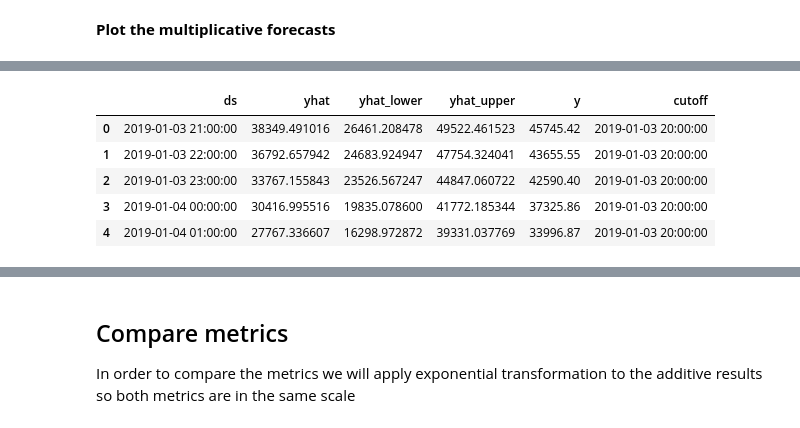
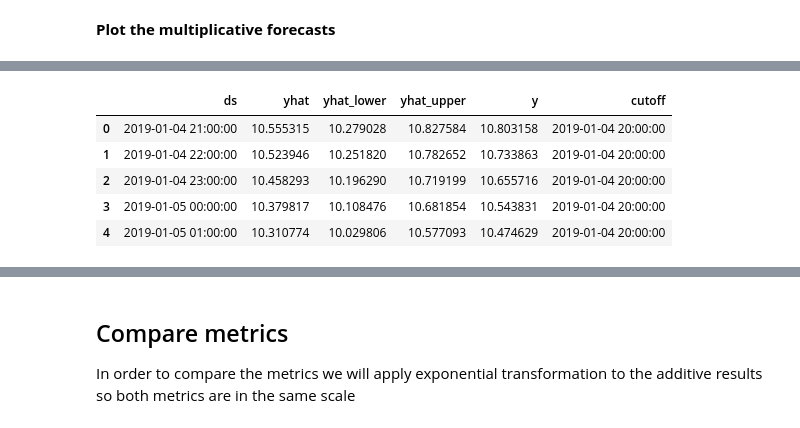
Before and after one commit to hectorLop/CO2_emissions_forecast, a Jupyter notebook: CO2_feature_engineering_and_visualization.ipynb, the cells around one changed output, grey strips where cells are left out. Cells and saved outputs as stored; diff of their text form; code cells hidden in the pictures.

Commit message:
Refactor Prophet model implementation to stationary and non-stationary timeseries

```diff
--- a/CO2_feature_engineering_and_visualization.ipynb
+++ b/CO2_feature_engineering_and_visualization.ipynb
@@ -385,4 +415,4 @@ We will apply cross validation method and evaluate the perfomance metrics
 # %%
-df_cv_additive = cross_validation(prophet_additive, initial='730 days', period='180 days', horizon = '48 hours')
+df_cv_additive = cross_validation(prophet_additive, initial='730 days', period='90 days', horizon = '24 hours')
 df_cv_additive.head()
 # %% [output]
@@ -390,7 +420,7 @@ INFO:fbprophet:Making 3 forecasts with cutoffs between 2019-01-03 20:00:00 and 2
 |  | ds | yhat | yhat_lower | yhat_upper | y | cutoff |
-| 0 | 2019-01-03 21:00:00 | 38349.491016 | 26461.208478 | 49522.461523 | 45745.42 | 2019-01-03 20:00:00 |
-| 1 | 2019-01-03 22:00:00 | 36792.657942 | 24683.924947 | 47754.324041 | 43655.55 | 2019-01-03 20:00:00 |
-| 2 | 2019-01-03 23:00:00 | 33767.155843 | 23526.567247 | 44847.060722 | 42590.40 | 2019-01-03 20:00:00 |
-| 3 | 2019-01-04 00:00:00 | 30416.995516 | 19835.078600 | 41772.185344 | 37325.86 | 2019-01-03 20:00:00 |
-| 4 | 2019-01-04 01:00:00 | 27767.336607 | 16298.972872 | 39331.037769 | 33996.87 | 2019-01-03 20:00:00 |
+| 0 | 2019-01-04 21:00:00 | 10.555315 | 10.279028 | 10.827584 | 10.803158 | 2019-01-04 20:00:00 |
+| 1 | 2019-01-04 22:00:00 | 10.523946 | 10.251820 | 10.782652 | 10.733863 | 2019-01-04 20:00:00 |
+| 2 | 2019-01-04 23:00:00 | 10.458293 | 10.196290 | 10.719199 | 10.655716 | 2019-01-04 20:00:00 |
+| 3 | 2019-01-05 00:00:00 | 10.379817 | 10.108476 | 10.681854 | 10.543831 | 2019-01-04 20:00:00 |
+| 4 | 2019-01-05 01:00:00 | 10.310774 | 10.029806 | 10.577093 | 10.474629 | 2019-01-04 20:00:00 |
 # %%
```
Also changed, not shown: parts of 34 cells of this notebook.
